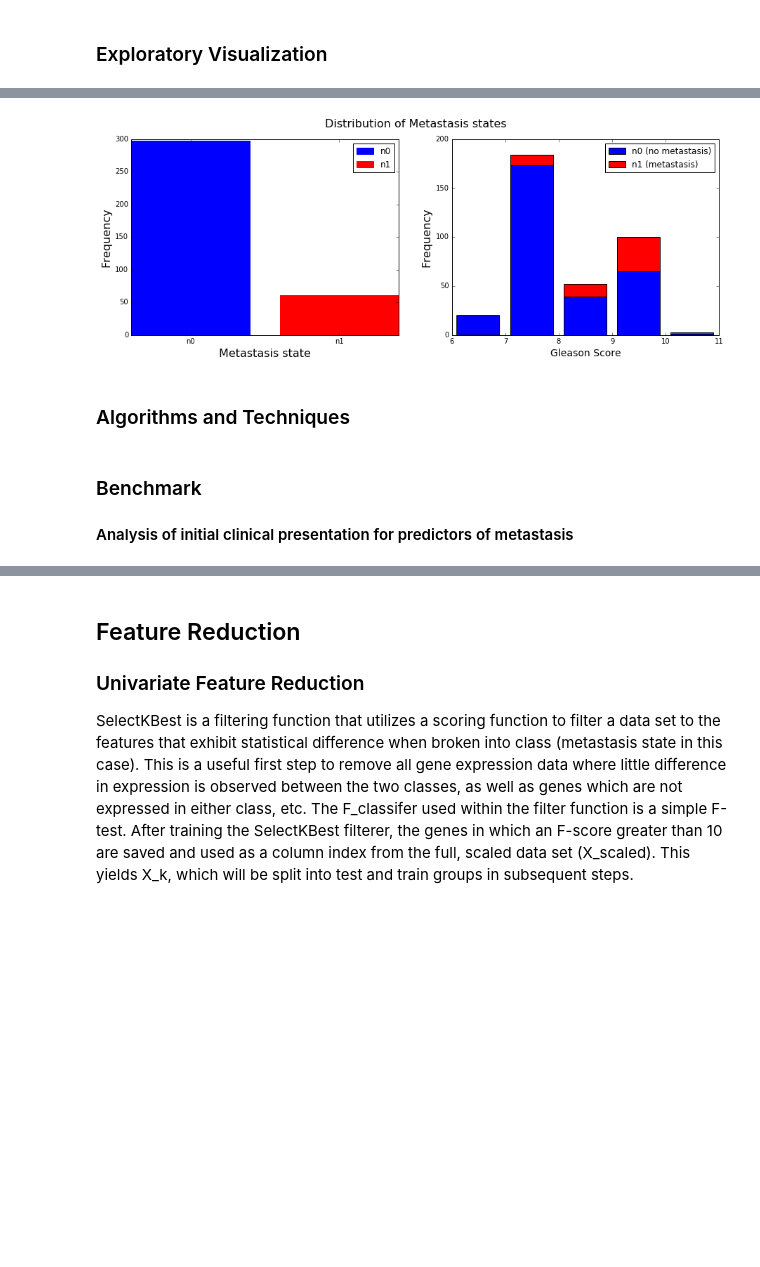
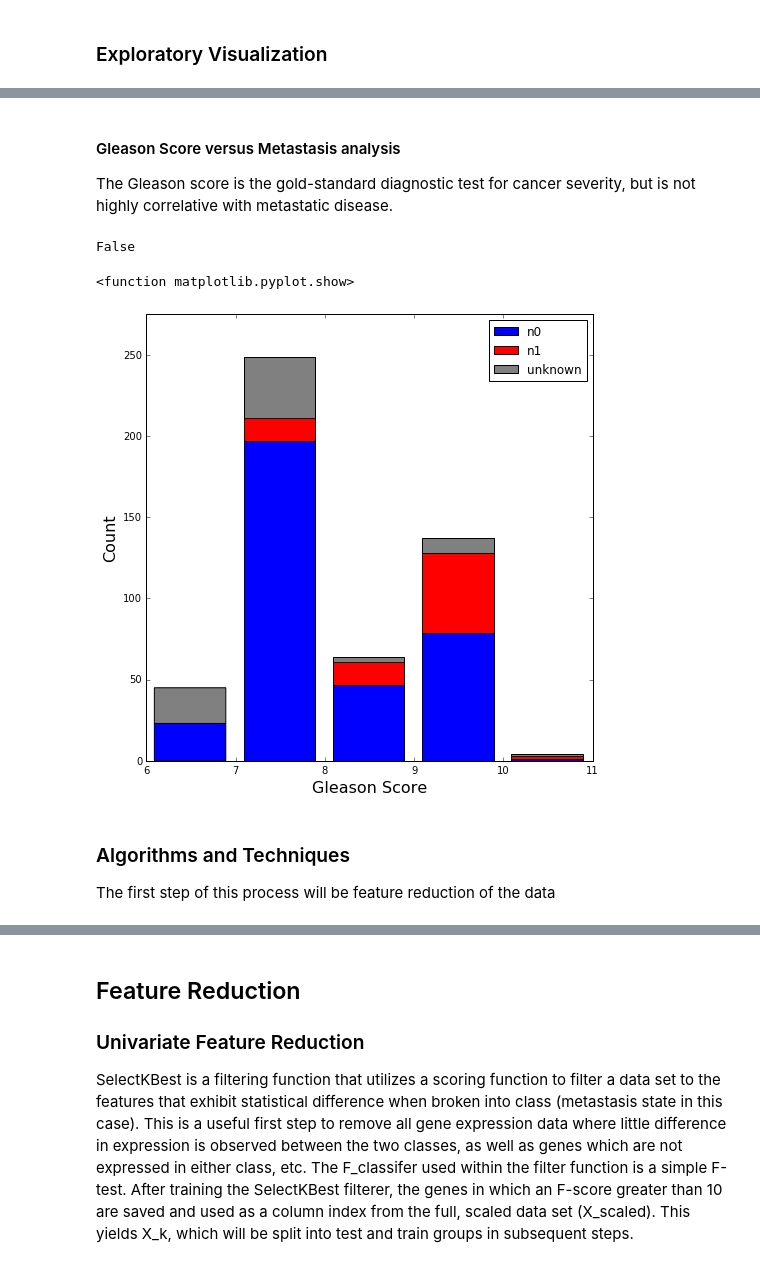
Before and after one commit to CCThompson82/Prostate_metastasis, a Jupyter notebook: PCa_Metastasis.ipynb, the cells around one changed output, grey strips where cells are left out. Saved outputs shown, nothing was run; the diff lists cells and outputs as text; code cells hidden in the pictures; blank space fills up the shorter version.

```diff
--- a/PCa_Metastasis.ipynb
+++ b/PCa_Metastasis.ipynb
@@ -56,9 +40 @@ Observations with metastasis label: 426
 Unlabeled observations (removed:) 73
-# %%
-clinical = clinical.loc[y_labels.index]  #filter only observations where metastasis state is known
-print("Filtering out missing metastasis state labels left",clinical.shape[0],"observations")
-
-clin_df = clinical.dropna(inplace = False) # Remove all observations where clinical data is missing
-print("Removing NaN rows leaves ",clin_df.shape[0]," observations in the feature set.")
-
-y_clin = y_labels.loc[clin_df.index] #remove metastasis labels where no clinical data now exists due to NaN removal.
@@ -120,31 +82,30 @@ sm = pd.scatter_matrix(clin_df,
-# %%
-D = {'n0': sum(y_clin == 'n0'), 'n1': sum(y_clin == 'n1')}
-exp_fig = plt.figure(figsize=(15,5))
-B = exp_fig.add_subplot(1,2,1)
-A = exp_fig.add_subplot(1,2,2)
-bins = [5.99, 6.99, 7.99, 8.99, 9.99, 10.99]
-x_multi = [clin_df.loc[y_clin[y_clin == 'n0'].index]['gleasonscore'],
-           clin_df.loc[y_clin[y_clin == 'n1'].index]['gleasonscore']]
-A.hist(x_multi, bins, label = ['n0 (no metastasis)', 'n1 (metastasis)'], color = ['blue','red'], stacked = True)
-A.set_xlabel('Gleason Score', fontsize = 14)
-A.legend(loc='best')
-exp_fig.suptitle('Distribution of Metastasis states', fontsize=16)
-A.set_ylabel('Frequency',fontsize=16)
-ind = B.bar(range(0,2), height= D.values(), align='center')
-B.set_xticks(range(0,2))
-B.set_ylabel('Frequency', fontsize=16)
-B.set_xlabel('Metastasis state', fontsize=16)
-ind[0].set_color('b')
-ind[0].set_label('n0')
-ind[1].set_color('red')
-ind[1].set_label('n1')
-B.set_xticklabels(D.keys())  #How do I make this match the actual labels??  Right now depends on which class is top of list.
-B.legend(loc='best')
-ep = plt.show
-# %% [output]
-[figure, removed]
-# %% [markdown]
-### Algorithms and Techniques
-# %% [markdown]
-### Benchmark
-#### Analysis of initial clinical presentation for  predictors of metastasis
+# %% [markdown]
+#### Gleason Score versus Metastasis analysis
+The Gleason score is the gold-standard diagnostic test for cancer severity, but is not highly correlative with metastatic disease.
+# %%
+clinical['gleasonscore'] = pd.to_numeric(clinical['gleasonscore'], errors= 'coerce')
+clinical['gleasonscore'].isnull().any()
+# %% [output]
+False
+# %%
+GS_hist = plt.figure(figsize=(8,8))
+A = GS_hist.add_subplot(1,1,1)
+sub = (('n1', ))
+
+subs = [clinical.loc[y_all[y_all == 'n0'].index]['gleasonscore'],
+        clinical.loc[y_all[y_all == 'n1'].index]['gleasonscore'],
+        clinical.loc[y_all[y_all.isnull()].index]['gleasonscore']]
+
+bins = [5.99, 6.99, 7.99, 8.99, 9.99, 10.99]
+A.hist(subs, bins, label =['n0', 'n1', 'unknown'], color = ['blue','red','grey'], stacked = True)
+A.set_ylim(0,275)
+A.set_ylabel('Count', fontsize=16)
+A.set_xlabel('Gleason Score', fontsize =16)
+A.legend()
+plt.show
+# %% [output]
+<function matplotlib.pyplot.show>
+[figure, added]
+# %% [markdown]
+### Algorithms and Techniques
+The first step of this process will be feature reduction of the data
```
Also changed, not shown: parts of 79 cells of this notebook, 3 other files.
